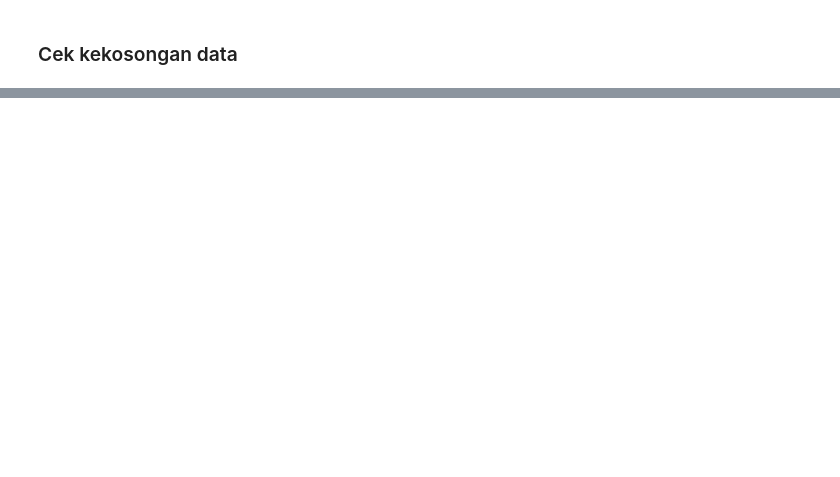
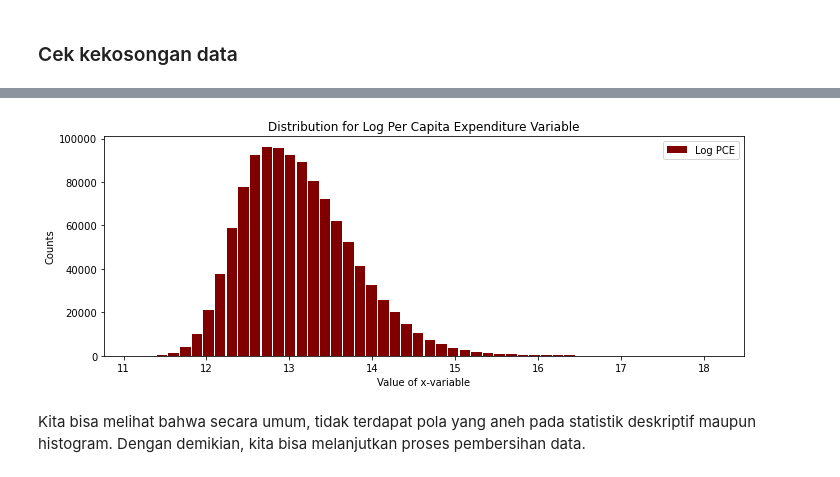
Before and after one commit to zoraulia/projectlab-susenas, a Jupyter notebook: read_data.ipynb, the cells around one changed output, grey strips where cells are left out. Drawn from its saved outputs; the diff is of its cells as text; code cells hidden in the pictures; blank space fills up the shorter version.

```diff
--- a/read_data.ipynb
+++ b/read_data.ipynb
@@ -63,0 +214,18 @@ print('{:,.0f}'.format(total_pop))
+# %%
+# Histogram for Log Expenditure per Capita Variable
+
+sus12_ki=sus12_ki.assign(log_exp_cap=np.log(sus12_ki['exp_cap']))
+plot_exp = sus12_ki['log_exp_cap']
+
+plot_exp.plot.hist(grid=False, bins=50, rwidth=0.9,color='maroon',label='Log PCE')
+plt.title('Distribution for Log Per Capita Expenditure Variable')
+plt.xlabel('Value of x-variable')
+plt.ylabel('Counts')
+plt.legend(loc="best")
+plt.tight_layout()
+plt.rcParams['figure.figsize'] = [10, 4]
+plt.show()
+# %% [output]
+[figure, added]
+# %% [markdown]
+Kita bisa melihat bahwa secara umum, tidak terdapat pola yang aneh pada statistik deskriptif maupun histogram. Dengan demikian, kita bisa melanjutkan proses pembersihan data.
```
Also changed, not shown: parts of 22 cells of this notebook, 1 other file.
